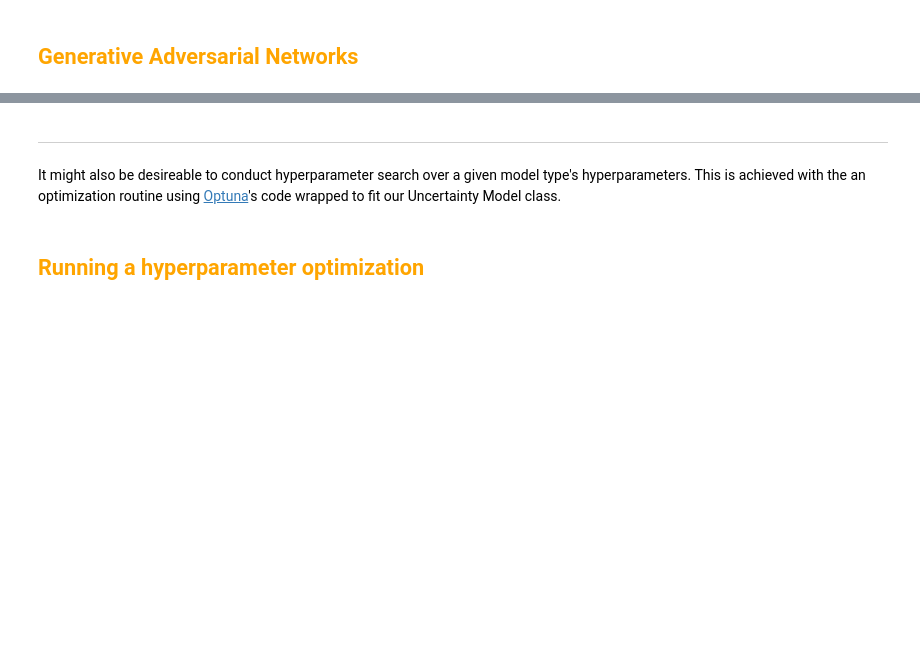
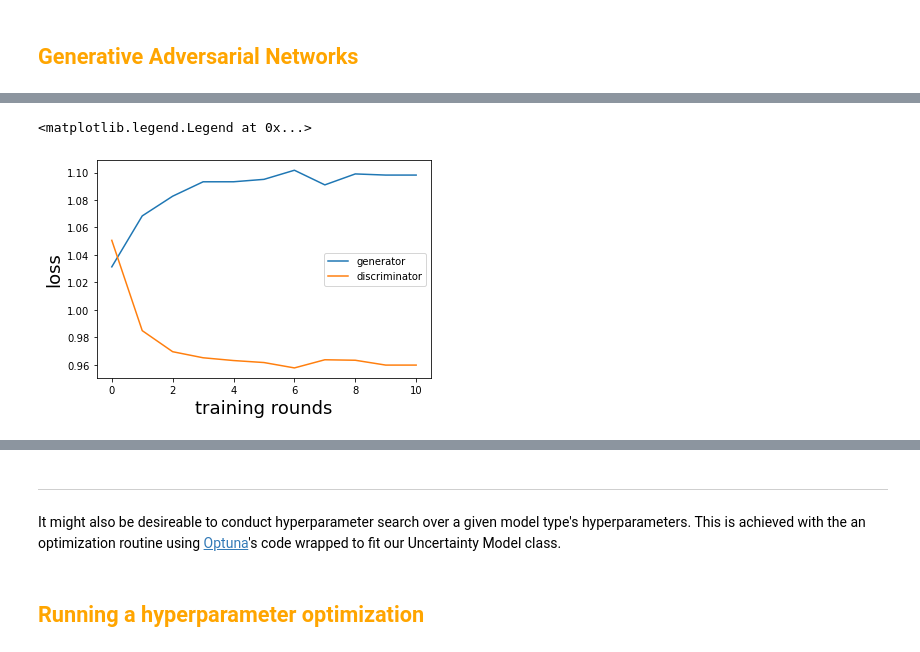
Before and after one commit to GANdy-team/GANdy, a Jupyter notebook: examples/Package_demo.ipynb, the cells around one changed output, grey strips where cells are left out. Drawn from its saved outputs; the diff is of its cells as text; code cells hidden in the pictures; blank space fills up the shorter version.

```diff
--- a/examples/Package_demo.ipynb
+++ b/examples/Package_demo.ipynb
@@ -48,0 +106,3 @@ We then instatialize and train our models on these datasets. All models are buil
+# %%
+# train it on the training data
+bnn.train(Xsr, Ysr, epochs=100)
@@ -56,0 +132,7 @@ We then instatialize and train our models on these datasets. All models are buil
+# %%
+# instantialize the model
+gan = gandy_gans.GAN(xshape=Xsr.shape[1:],
+                     yshape=Ysr.shape[1:])
+# %%
+# train it on the training data
+gan.train(Xsr, Ysr, batches=10000)
@@ -56,0 +178,13 @@ We then instatialize and train our models on these datasets. All models are buil
+# %%
+gen_loss = gan.sessions['Starttime: 385.4602'][0]
+dis_loss = gan.sessions['Starttime: 385.4602'][1]
+# %%
+fig, ax = plt.subplots()
+ax.plot(gen_loss, label='generator')
+ax.plot(dis_loss, label='discriminator')
+ax.set_ylabel('loss', size=18)
+ax.set_xlabel('training rounds', size=18)
+plt.legend()
+# %% [output]
+<matplotlib.legend.Legend at 0x...>
+[figure, added]
```
Also changed, not shown: parts of 40 cells of this notebook, 2 other files.
